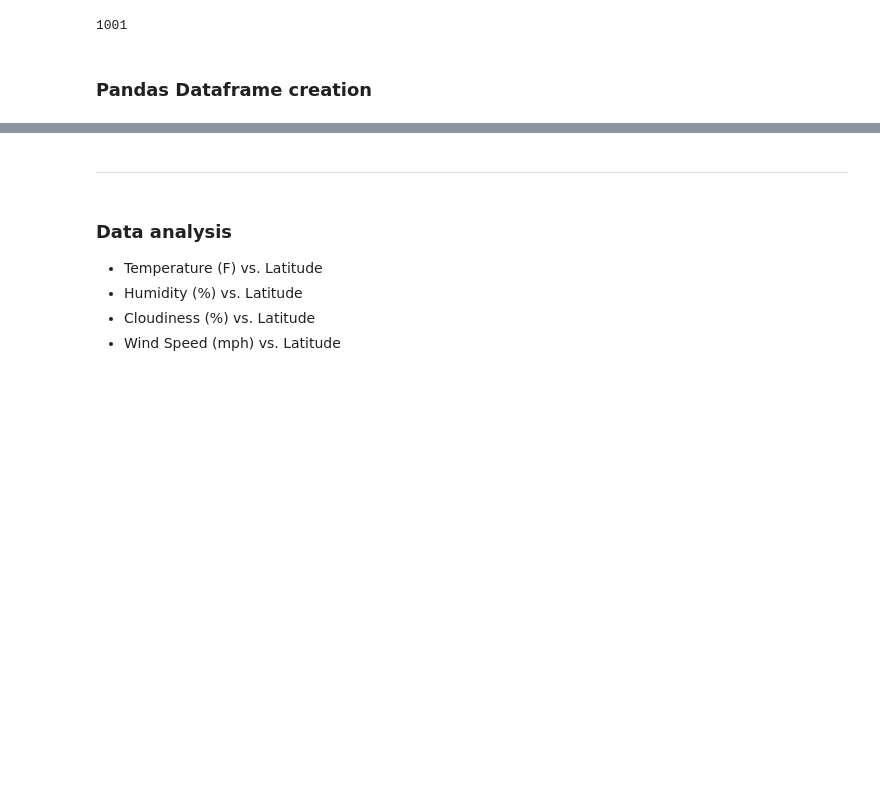
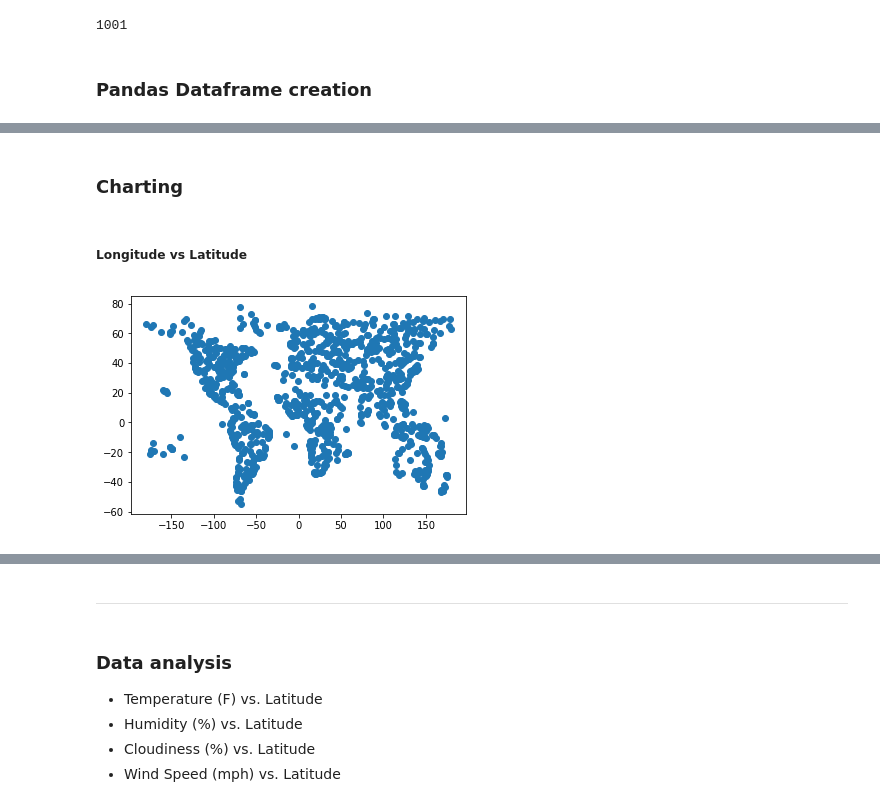
Before and after one commit to PollyCA/weather-data-analysis, a Jupyter notebook: main.ipynb, the cells around one changed output, grey strips where cells are left out. Cells and saved outputs as stored; diff of their text form; code cells hidden in the pictures; blank space fills up the shorter version.

```diff
--- a/main.ipynb
+++ b/main.ipynb
@@ -277,0 +271,4 @@ dtype: int64
+# %%
+weather_data = pd.read_csv("output/weather_data.csv",encoding='utf-8')
+
+weather_data.count()
@@ -277,0 +289,11 @@ dtype: int64
+# %% [markdown]
+### Charting
+# %% [markdown]
+##### Longitude vs Latitude
+# %%
+x = weather_data['Longitude'].values
+y = weather_data['Latitude'].values
+
+plt.plot(x, y, 'o');
+# %% [output]
+[figure, added]
```
Also changed, not shown: parts of 7 cells of this notebook.
